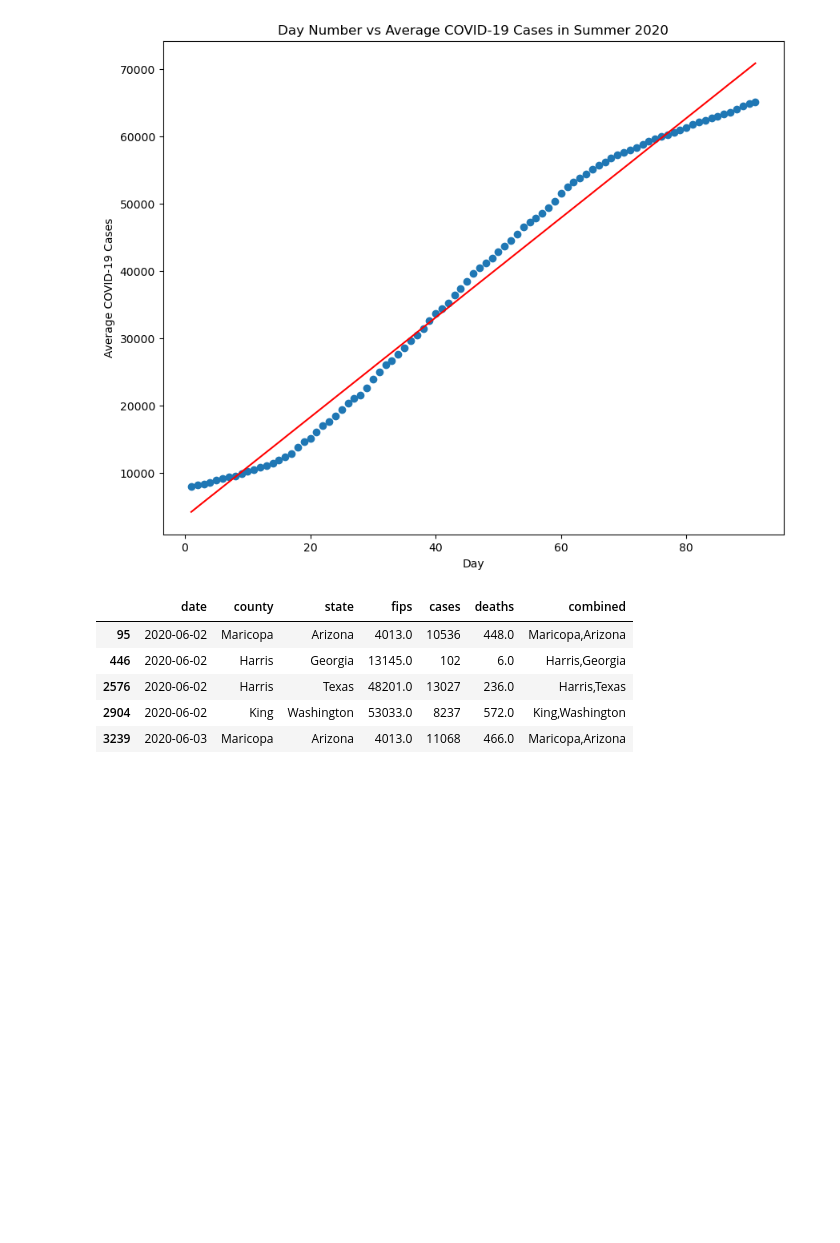
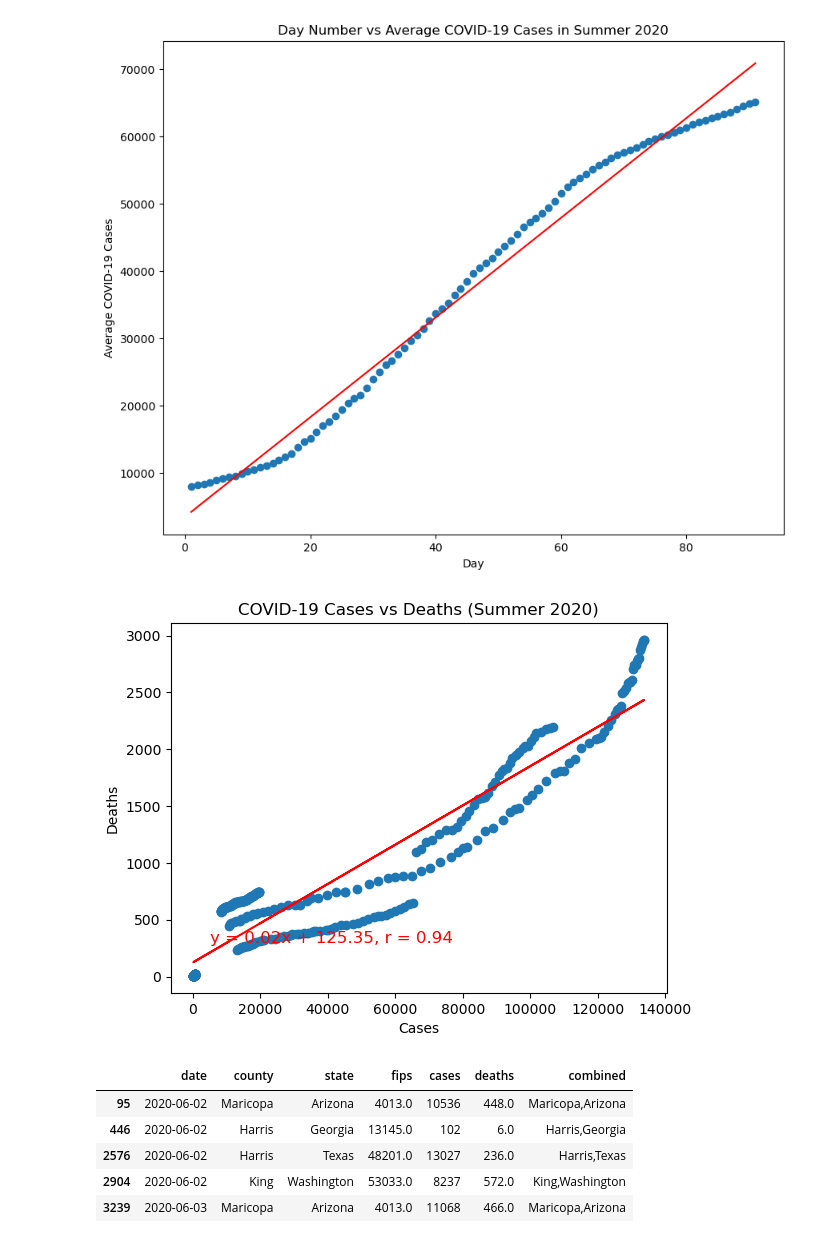
Before and after one commit to ryankracaw/project-one, a Jupyter notebook: Summer.ipynb, the cells around one changed output. Cells and saved outputs as stored; diff of their text form; code cells hidden in the pictures; blank space fills up the shorter version.

```diff
--- a/Summer.ipynb
+++ b/Summer.ipynb
@@ -140,6 +140,21 @@ plt.plot(x, line[0]*x + line[1], color='red')
 r_squared = np.corrcoef(x, y)[0, 1] ** 2
 # %% [output]
 [figure]
+# %%
+# Build scatter plot for avg cases vs death in 2020
+slope, intercept, r_value, p_value, std_err = linregress(summer_covid_df['cases'], summer_covid_df['deaths'])
+line = slope * summer_covid_df['cases'] + intercept
+line_eq = f"y = {slope:.2f}x + {intercept:.2f}, r = {r_value:.2f}"
+plt.scatter(summer_covid_df['cases'], summer_covid_df['deaths'])
+plt.plot(summer_covid_df['cases'], line, color='red')
+plt.annotate(line_eq, (5000, 300), fontsize=12, color='red')
+plt.xlabel('Cases')
+plt.ylabel('Deaths')
+plt.title('COVID-19 Cases vs Deaths (Summer 2020)')
+plt.savefig("summer_outputs/summer_cases_vs_deaths.png")
+plt.show()
+# %% [output]
+[figure, added]
 # %%
 #three random counties
 
```
Also changed, not shown: 1 other file.
